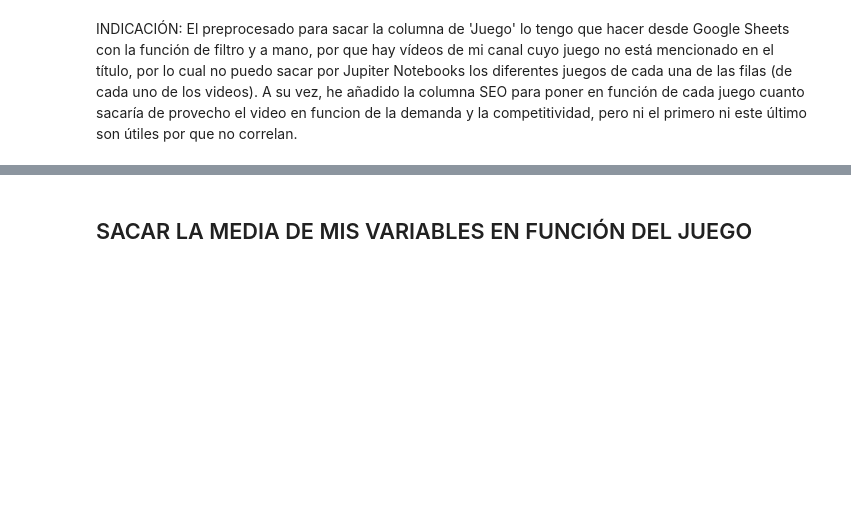
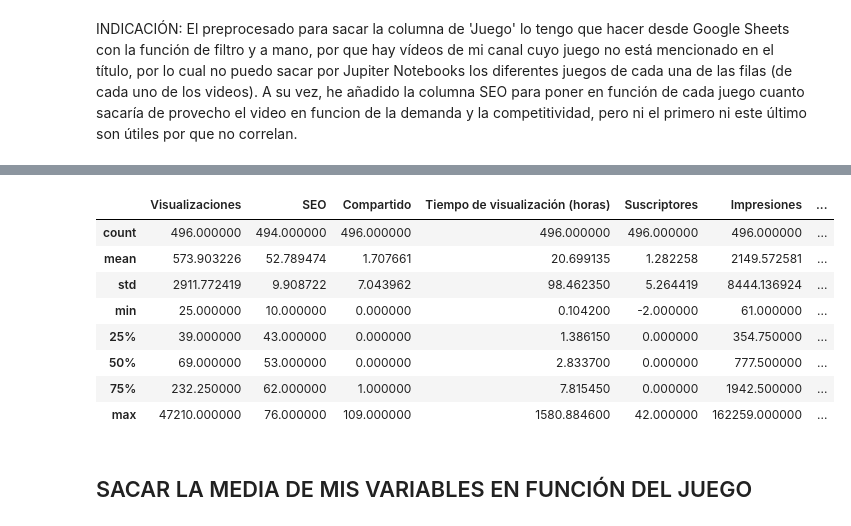
Before and after one commit to braugilabert/Prediction-of-views_ML, a Jupyter notebook: notebooks/02_Preprocesamiento.ipynb, the cells around one changed output, grey strips where cells are left out. Cells and saved outputs as stored; diff of their text form; code cells hidden in the pictures; blank space fills up the shorter version.

```diff
--- a/notebooks/02_Preprocesamiento.ipynb
+++ b/notebooks/02_Preprocesamiento.ipynb
@@ -14,6 +14,18 @@ data.head(1)
 # %% [output]
 |  | Título del vídeo | Visualizaciones | Juego | SEO | Compartido | Tiempo de visualización (horas) | Suscriptores | ... |
 | 0 | El ejército que nunca se rendía -... | 47210 | Empire Total War | 57.0 | 67 | 1580.8846 | 25 | ... |
+# %%
+data.describe()
+# %% [output]
+|  | Visualizaciones | SEO | Compartido | Tiempo de visualización (horas) | Suscriptores | Impresiones | ... |
+| count | 496.000000 | 494.000000 | 496.000000 | 496.000000 | 496.000000 | 496.000000 | ... |
+| mean | 573.903226 | 52.789474 | 1.707661 | 20.699135 | 1.282258 | 2149.572581 | ... |
+| std | 2911.772419 | 9.908722 | 7.043962 | 98.462350 | 5.264419 | 8444.136924 | ... |
+| min | 25.000000 | 10.000000 | 0.000000 | 0.104200 | -2.000000 | 61.000000 | ... |
+| 25% | 39.000000 | 43.000000 | 0.000000 | 1.386150 | 0.000000 | 354.750000 | ... |
+| 50% | 69.000000 | 53.000000 | 0.000000 | 2.833700 | 0.000000 | 777.500000 | ... |
+| 75% | 232.250000 | 62.000000 | 1.000000 | 7.815450 | 0.000000 | 1942.500000 | ... |
+| max | 47210.000000 | 76.000000 | 109.000000 | 1580.884600 | 42.000000 | 162259.000000 | ... |
 # %% [markdown]
 ## SACAR LA MEDIA DE MIS VARIABLES EN FUNCIÓN DEL JUEGO
 # %%
```
Also changed, not shown: parts of 1 cell of this notebook, 8 other files.
